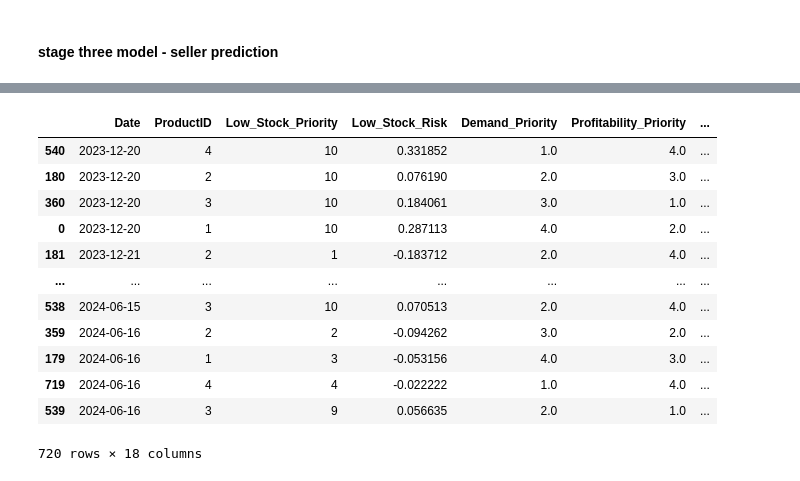
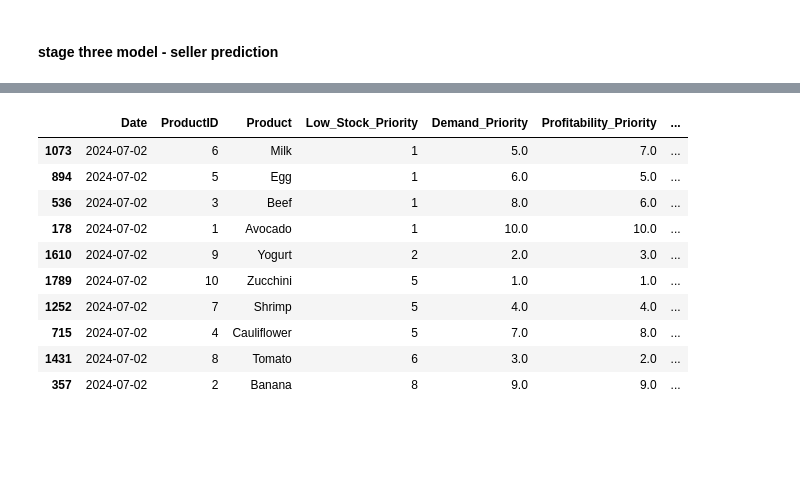
Before and after one commit to ichscheine/SmartStock, a Jupyter notebook: model.ipynb, the cells around one changed output, grey strips where cells are left out. Drawn from its saved outputs; the diff is of its cells as text; code cells hidden in the pictures; blank space fills up the shorter version.

```diff
--- a/model.ipynb
+++ b/model.ipynb
@@ -178,15 +196,13 @@ data
-# %%
-d = {'cp':['cp_p1','cp_p2','cp_p3','cp_p4']
-     , 'price_market': [ 'price_market_p1','price_market_p2','price_market_p3','price_market_p4',]
-     , 'a': ['a_p1','a_p2','a_p3','a_p4',]
-     , 'pred_s3': ['pred_s3_p1','pred_s3_p2','pred_s3_p3','pred_s3_p4']
-}
-
-stage3_data_long = pd.DataFrame()
-
-for i in list(d.keys()):
-     tmp = pd.melt(data, id_vars=['Date'], value_vars= d[i], var_name='ProductID', value_name=i)
-     tmp['ProductID'] = tmp['ProductID'].str[-1]
-     stage3_data_long = pd.concat([stage3_data_long, tmp], axis=1)
-
-stage3_data_long = stage3_data_long.loc[:,~stage3_data_long.columns.duplicated()].copy()
+# %%
+
+n_products = 10
+stage3_data_long = pd.DataFrame()
+for prod_id in range(1,n_products+1):
+    tmp = data[['Date', f'cp_p{prod_id}',f'price_market_p{prod_id}', f'a_p{prod_id}', f'pred_s3_p{prod_id}']]
+    #print(tmp.shape)
+    tmp['ProductID']= prod_id
+    tmp.columns = ['Date', 'cp','price_market', 'a', 'pred_s3', 'ProductID']
+    #print(tmp.shape)
+    stage3_data_long = pd.concat([stage3_data_long, tmp])
+stage3_data_long.reset_index(inplace=True)
+stage3_data_long.head(2)
@@ -214,26 +218,29 @@ stage3_data_long['ProductID'] = stage3_data_long['ProductID'].astype(int)
 stage3_data_long.to_csv('./data/stage3_data_store.csv', index=False)
 # %%
 stage1_data_store = pd.read_csv('./data/stage1_data_store.csv')
+stage2_data_store = pd.read_csv('./data/stage2_data_store.csv')
 df = stage3_data_long.merge(stage1_data_store, on=['Date', 'ProductID'], how='inner')
+df = df.merge(stage2_data_store, on='Date', how='inner')
 df.sort_values(by=['Date','Low_Stock_Priority', 'Demand_Priority', 'Profitability_Priority'], ascending=True, inplace=True)
+
+product_map = {i+1: name for i, name in enumerate(product_names)}
+df['Product'] = df['ProductID'].map(product_map)
 # %%
-df = df[['Date', 'ProductID', 'Low_Stock_Priority', 'Low_Stock_Risk', 'Demand_Priority', 'Profitability_Priority', 'cp', 'price_market', 'a', 'pred_s3',
-        'OrderQuantity', 'Inventory', 'Temperature', 'Rainfall', 'CPI',
-       'Female', 'Age', 'Income']]
+df = df[['Date', 'ProductID', 'Product', 'Low_Stock_Priority', 'Demand_Priority', 'Profitability_Priority', 'Low_Stock_Risk', 'cp', 'price_market', 'a', 'pred_s3',
+        'OrderQuantity', 'Inventory', 'Temperature', 'Rainfall', 'CPI', 'MCPI', 'Female', 'Age', 'Income']]
+
 df.to_csv('./data/data_demo.csv')
 # %%
-df
+df.tail(10)
 # %% [output]
-|  | Date | ProductID | Low_Stock_Priority | Low_Stock_Risk | Demand_Priority | Profitability_Priority | ... |
-| 540 | 2023-12-20 | 4 | 10 | 0.331852 | 1.0 | 4.0 | ... |
-| 180 | 2023-12-20 | 2 | 10 | 0.076190 | 2.0 | 3.0 | ... |
-| 360 | 2023-12-20 | 3 | 10 | 0.184061 | 3.0 | 1.0 | ... |
-| 0 | 2023-12-20 | 1 | 10 | 0.287113 | 4.0 | 2.0 | ... |
-| 181 | 2023-12-21 | 2 | 1 | -0.183712 | 2.0 | 4.0 | ... |
-| ... | ... | ... | ... | ... | ... | ... | ... |
-| 538 | 2024-06-15 | 3 | 10 | 0.070513 | 2.0 | 4.0 | ... |
-| 359 | 2024-06-16 | 2 | 2 | -0.094262 | 3.0 | 2.0 | ... |
-| 179 | 2024-06-16 | 1 | 3 | -0.053156 | 4.0 | 3.0 | ... |
-| 719 | 2024-06-16 | 4 | 4 | -0.022222 | 1.0 | 4.0 | ... |
-| 539 | 2024-06-16 | 3 | 9 | 0.056635 | 2.0 | 1.0 | ... |
+|  | Date | ProductID | Product | Low_Stock_Priority | Demand_Priority | Profitability_Priority | ... |
+| 1073 | 2024-07-02 | 6 | Milk | 1 | 5.0 | 7.0 | ... |
+| 894 | 2024-07-02 | 5 | Egg | 1 | 6.0 | 5.0 | ... |
+| 536 | 2024-07-02 | 3 | Beef | 1 | 8.0 | 6.0 | ... |
+| 178 | 2024-07-02 | 1 | Avocado | 1 | 10.0 | 10.0 | ... |
+| 1610 | 2024-07-02 | 9 | Yogurt | 2 | 2.0 | 3.0 | ... |
+| 1789 | 2024-07-02 | 10 | Zucchini | 5 | 1.0 | 1.0 | ... |
+| 1252 | 2024-07-02 | 7 | Shrimp | 5 | 4.0 | 4.0 | ... |
+| 715 | 2024-07-02 | 4 | Cauliflower | 5 | 7.0 | 8.0 | ... |
+| 1431 | 2024-07-02 | 8 | Tomato | 6 | 3.0 | 2.0 | ... |
+| 357 | 2024-07-02 | 2 | Banana | 8 | 9.0 | 9.0 | ... |
-720 rows × 18 columns
```
Also changed, not shown: parts of 12 cells of this notebook, 11 other files.
